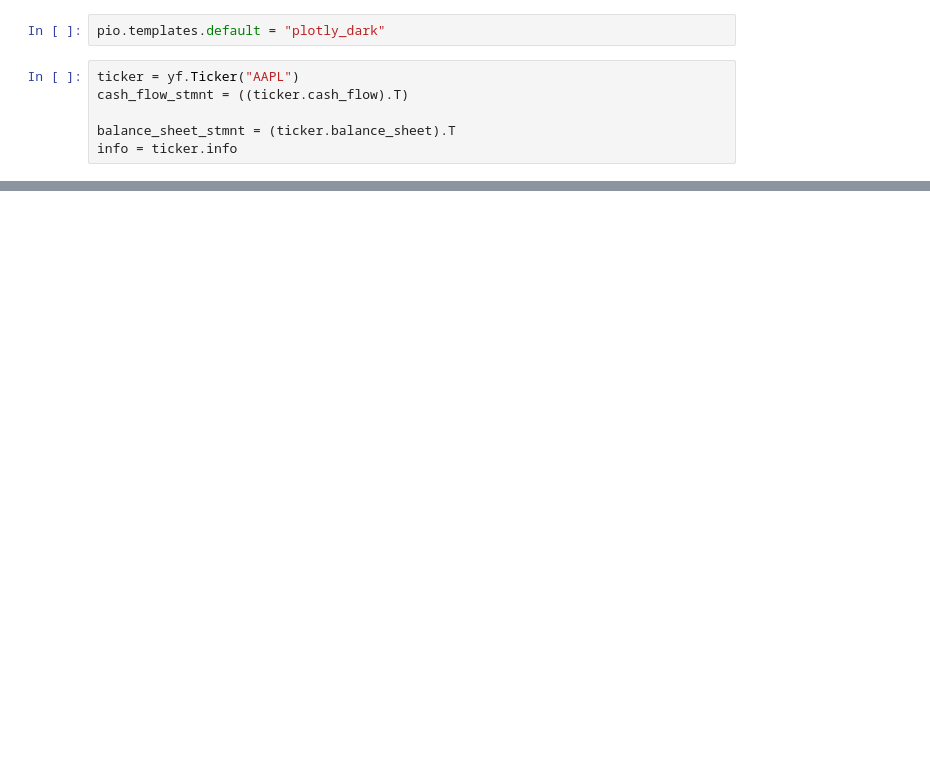
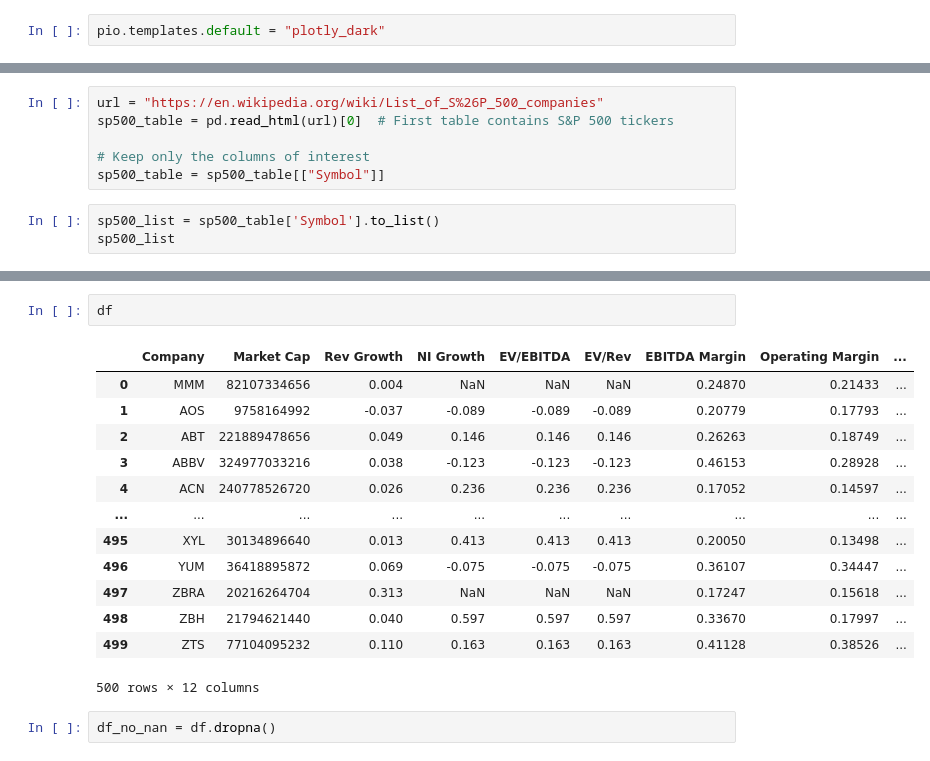
Before and after one commit to Hamza-joosub/StonksModels, a Jupyter notebook: WebAPP.ipynb, the cells around one changed output, grey strips where cells are left out. Drawn from its saved outputs; the diff is of its cells as text; blank space fills up the shorter version.

```diff
--- a/WebAPP.ipynb
+++ b/WebAPP.ipynb
@@ -21,9 +25,3 @@ import math
 warnings.simplefilter(action='ignore', category=pd.errors.PerformanceWarning)
 # %%
 pio.templates.default = "plotly_dark"
-# %%
-ticker = yf.Ticker("AAPL")
-cash_flow_stmnt = ((ticker.cash_flow).T)
-
-balance_sheet_stmnt = (ticker.balance_sheet).T
-info = ticker.info
@@ -189,0 +55,9 @@ For example, when doing 'df[col].method(value, inplace=True)', try using 'df.met
+# %%
+url = "https://en.wikipedia.org/wiki/List_of_S%26P_500_companies"
+sp500_table = pd.read_html(url)[0]  # First table contains S&P 500 tickers
+
+# Keep only the columns of interest
+sp500_table = sp500_table[["Symbol"]]
+# %%
+sp500_list = sp500_table['Symbol'].to_list()
+sp500_list
@@ -189,0 +152,18 @@ For example, when doing 'df[col].method(value, inplace=True)', try using 'df.met
+# %%
+df
+# %% [output]
+|  | Company | Market Cap | Rev Growth | NI Growth | EV/EBITDA | EV/Rev | EBITDA Margin | Operating Margin | ... |
+| 0 | MMM | 82107334656 | 0.004 | NaN | NaN | NaN | 0.24870 | 0.21433 | ... |
+| 1 | AOS | 9758164992 | -0.037 | -0.089 | -0.089 | -0.089 | 0.20779 | 0.17793 | ... |
+| 2 | ABT | 221889478656 | 0.049 | 0.146 | 0.146 | 0.146 | 0.26263 | 0.18749 | ... |
+| 3 | ABBV | 324977033216 | 0.038 | -0.123 | -0.123 | -0.123 | 0.46153 | 0.28928 | ... |
+| 4 | ACN | 240778526720 | 0.026 | 0.236 | 0.236 | 0.236 | 0.17052 | 0.14597 | ... |
+| ... | ... | ... | ... | ... | ... | ... | ... | ... | ... |
+| 495 | XYL | 30134896640 | 0.013 | 0.413 | 0.413 | 0.413 | 0.20050 | 0.13498 | ... |
+| 496 | YUM | 36418895872 | 0.069 | -0.075 | -0.075 | -0.075 | 0.36107 | 0.34447 | ... |
+| 497 | ZBRA | 20216264704 | 0.313 | NaN | NaN | NaN | 0.17247 | 0.15618 | ... |
+| 498 | ZBH | 21794621440 | 0.040 | 0.597 | 0.597 | 0.597 | 0.33670 | 0.17997 | ... |
+| 499 | ZTS | 77104095232 | 0.110 | 0.163 | 0.163 | 0.163 | 0.41128 | 0.38526 | ... |
+500 rows × 12 columns
+# %%
+df_no_nan = df.dropna()
```
Also changed, not shown: parts of 17 cells of this notebook, 2 other files.
